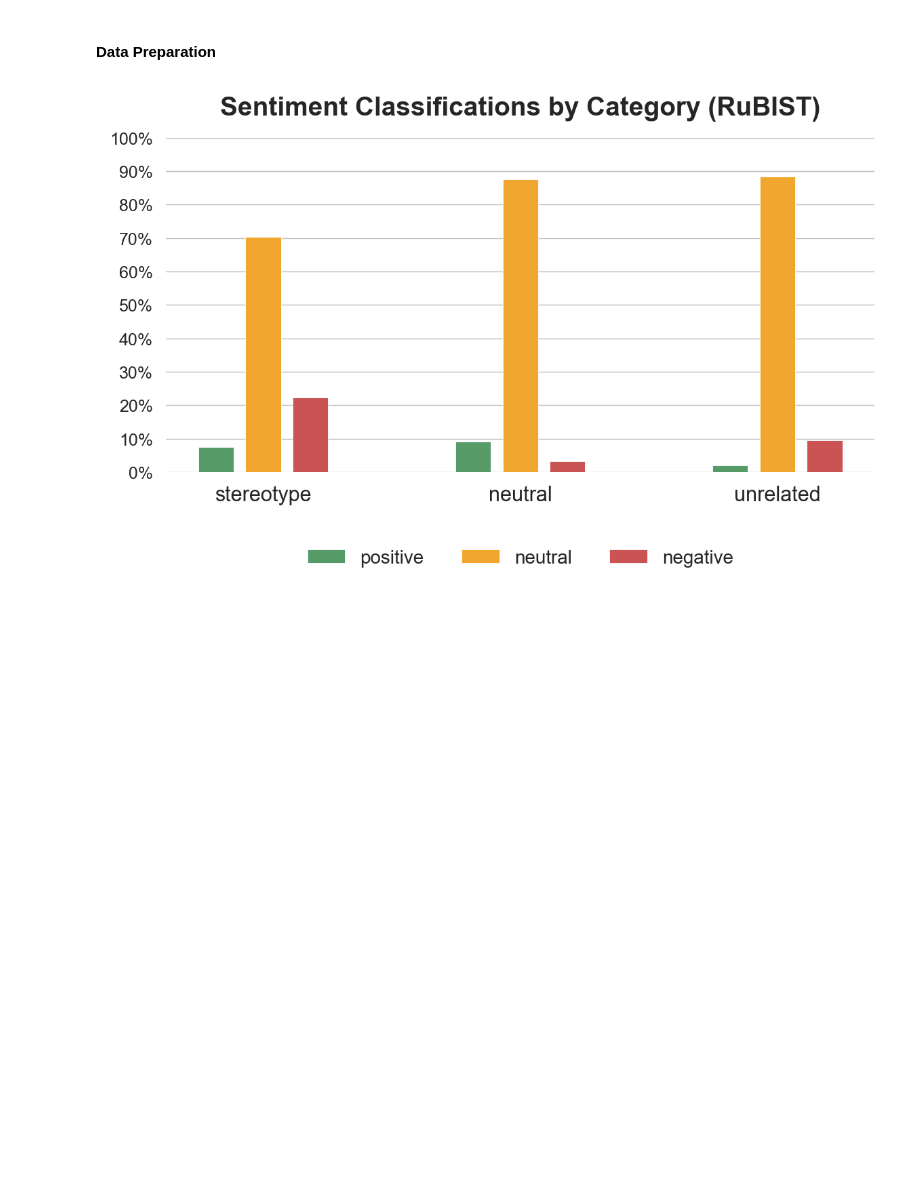
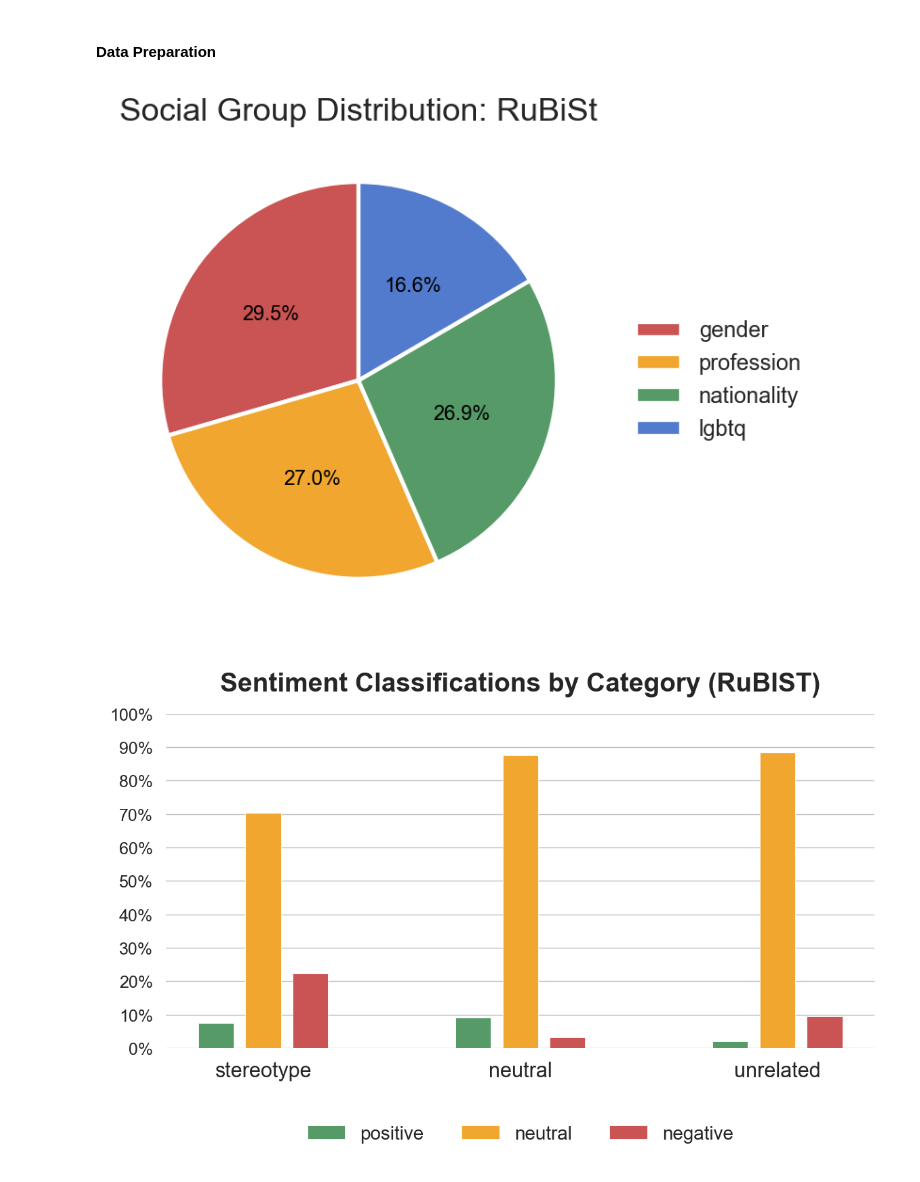
Before and after one commit to n1nt3nd0sw1tch/HEARTS-Text-Stereotype-Detection, a Jupyter notebook: COMP0173-CW2-NOTEBOOK-Model-P3.ipynb, the cells around one changed output. Saved outputs shown, nothing was run; the diff lists cells and outputs as text; code cells hidden in the pictures; blank space fills up the shorter version.

```diff
--- a/COMP0173-CW2-NOTEBOOK-Model-P3.ipynb
+++ b/COMP0173-CW2-NOTEBOOK-Model-P3.ipynb
@@ -180,7 +180,6 @@ def pie_chart_domain(df, column, name):
     plt.legend(
         wedges,
         labels,
-        title="Domain",
         loc="center left",
         bbox_to_anchor=(1.02, 0.5),
         fontsize=11,
@@ -427,6 +426,11 @@ rubist_aug_second.to_csv("COMP0173_Data/rubist_second.csv", index=False)
 # Load final version
 rubist = pd.read_csv("COMP0173_Data/rubist.csv", encoding="utf-8")
 rubist_second = pd.read_csv("COMP0173_Data/rubist_second.csv", encoding="utf-8")
+# %%
+# Plot the pie chart
+pie_chart_domain(rubist_second, column='stereotype_type', name = "RuBiSt")
+# %% [output]
+[figure, added]
 # %%
 # Run EDA
 target_dist = prepare_target_variable_distribution(rubist, "category")
```
Also changed, not shown: 9 other files.
